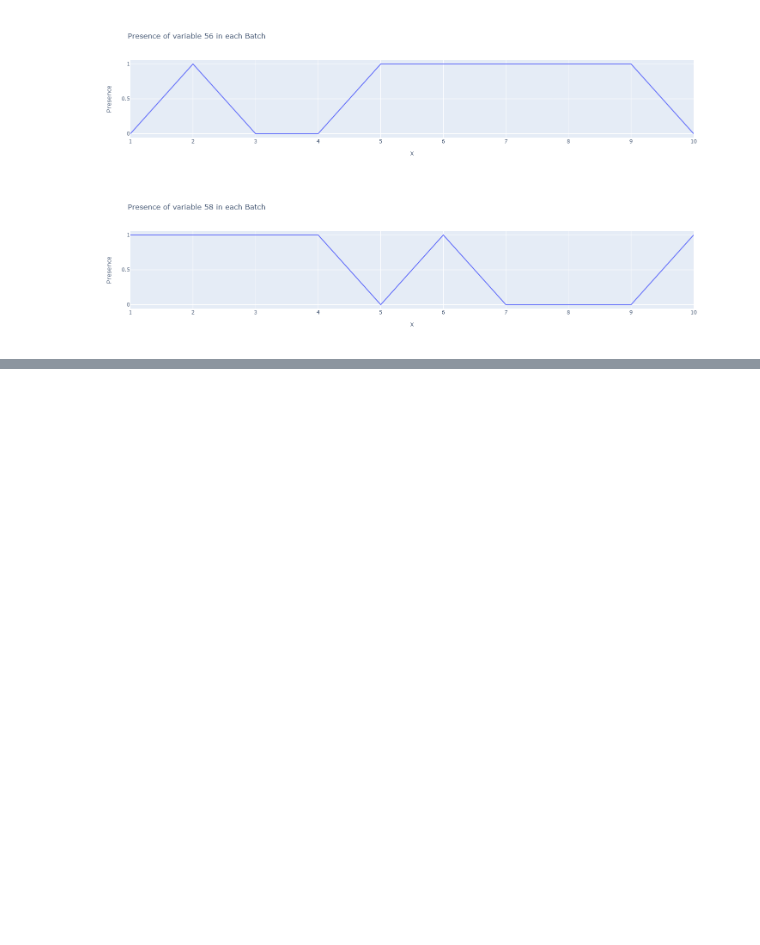
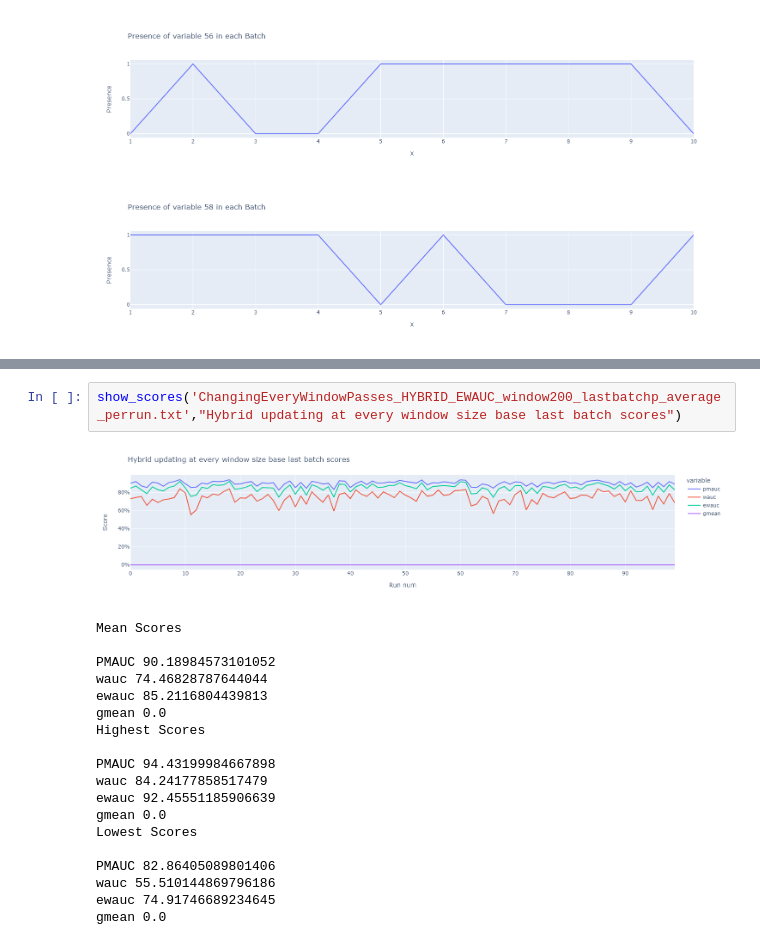
Before and after one commit to nrguimaraes/MultiClassCD, a Jupyter notebook: analise.ipynb, the cells around one changed output, grey strips where cells are left out. Drawn from its saved outputs; the diff is of its cells as text; blank space fills up the shorter version.

```diff
--- a/analise.ipynb
+++ b/analise.ipynb
@@ -204,0 +371,22 @@ for currVip in vip:
+# %%
+show_scores('ChangingEveryWindowPasses_HYBRID_EWAUC_window200_lastbatchp_average_perrun.txt',"Hybrid updating at every window size base last batch scores")
+# %% [output]
+[figure, added]
+Mean Scores
+
+PMAUC 90.18984573101052
+wauc 74.46828787644044
+ewauc 85.2116804439813
+gmean 0.0
+Highest Scores
+
+PMAUC 94.43199984667898
+wauc 84.24177858517479
+ewauc 92.45551185906639
+gmean 0.0
+Lowest Scores
+
+PMAUC 82.86405089801406
+wauc 55.510144869796186
+ewauc 74.91746689234645
+gmean 0.0
```
Also changed, not shown: parts of 16 cells of this notebook, 4 other files.
